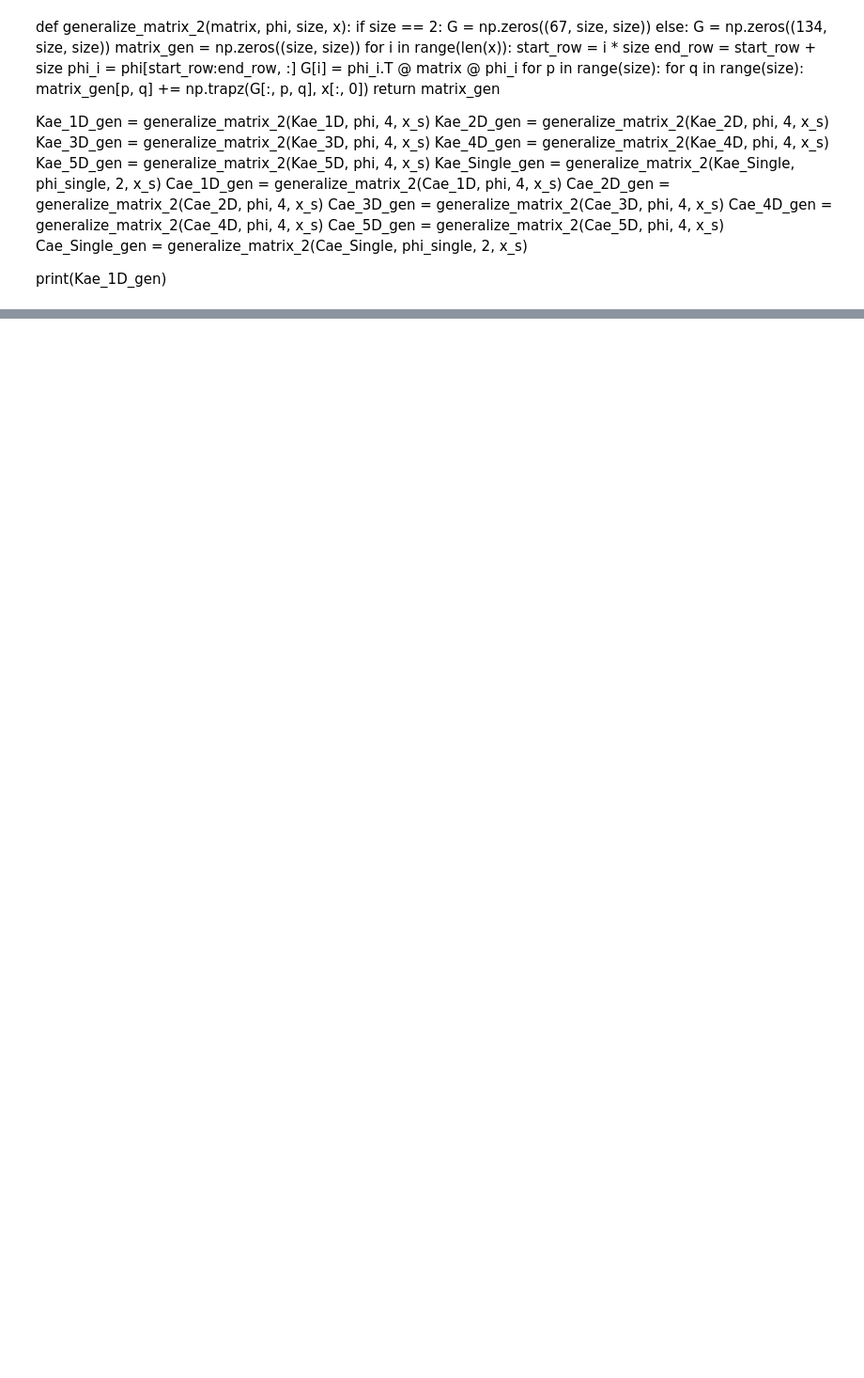
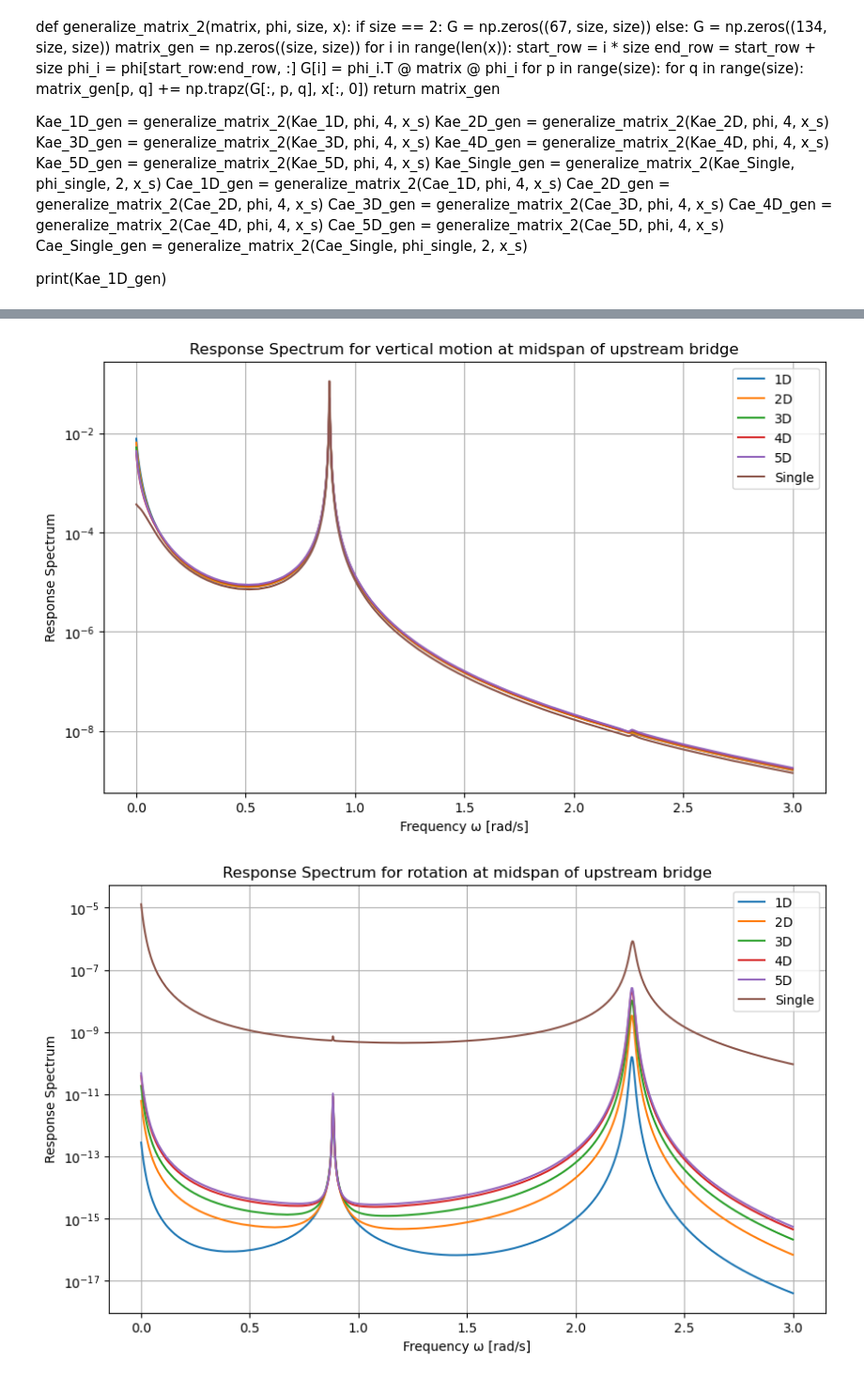
Before and after one commit to lineHRosland/FV_windtunnel_buffeting_flutter, a Jupyter notebook: HAR_INT/Buffeting/Buffeting.ipynb, the cells around one changed output, grey strips where cells are left out. Shown: that part at 94% size. Cells and saved outputs as stored; diff of their text form; code cells hidden in the pictures; blank space fills up the shorter version.

```diff
--- a/HAR_INT/Buffeting/Buffeting.ipynb
+++ b/HAR_INT/Buffeting/Buffeting.ipynb
@@ -645,12 +666,12 @@ S_r_Single_z1 = S_r_Single_auto[:, 0::2]
 S_r_Single_theta1 = S_r_Single_auto[:, 1::2]
 # %%
 plt.figure(figsize=(10, 6))
-plt.plot(omega, S_r_1D_z1[:, 33], label="1D", color='blue')
-plt.plot(omega, S_r_2D_z1[:, 33], label="2D", color='orange')
-plt.plot(omega, S_r_3D_z1[:, 33], label="3D", color='green')
-plt.plot(omega, S_r_4D_z1[:, 33], label="4D", color='red')
-plt.plot(omega, S_r_5D_z1[:, 33], label="5D", color='purple')
-plt.plot(omega, S_r_Single_z1[:, 33], label="Single", color='brown')
+plt.plot(omega, S_r_1D_z1[:, 33], label="1D")
+plt.plot(omega, S_r_2D_z1[:, 33], label="2D")
+plt.plot(omega, S_r_3D_z1[:, 33], label="3D")
+plt.plot(omega, S_r_4D_z1[:, 33], label="4D")
+plt.plot(omega, S_r_5D_z1[:, 33], label="5D")
+plt.plot(omega, S_r_Single_z1[:, 33], label="Single")
 plt.xlabel("Frequency ω [rad/s]")
 plt.ylabel("Response Spectrum")
 plt.title("Response Spectrum for vertical motion at midspan of upstream bridge")
@@ -663,52 +684,55 @@ plt.savefig("Response_Spectrum_Upstream_Bridge_Vertical.png")
 plt.show()
 
 plt.figure(figsize=(10, 6))
-plt.plot(omega, S_r_1D_theta1[:, 33], label="1D", color='blue')
-plt.plot(omega, S_r_2D_theta1[:, 33], label="2D", color='orange')
-plt.plot(omega, S_r_3D_theta1[:, 33], label="3D", color='green')
-plt.plot(omega, S_r_4D_theta1[:, 33], label="4D", color='red')
-plt.plot(omega, S_r_5D_theta1[:, 33], label="5D", color='purple')
-plt.plot(omega, S_r_Single_theta1[:, 33], label="Single", color='brown')
+plt.plot(omega, S_r_1D_theta1[:, 33], label="1D")
+plt.plot(omega, S_r_2D_theta1[:, 33], label="2D")
+plt.plot(omega, S_r_3D_theta1[:, 33], label="3D")
+plt.plot(omega, S_r_4D_theta1[:, 33], label="4D")
+plt.plot(omega, S_r_5D_theta1[:, 33], label="5D")
+plt.plot(omega, S_r_Single_theta1[:, 33], label="Single")
 plt.xlabel("Frequency ω [rad/s]")
 plt.ylabel("Response Spectrum")
 plt.title("Response Spectrum for rotation at midspan of upstream bridge")
 plt.legend()
 plt.grid(True)
 #plt.xscale('log')
 plt.yscale('log')
 plt.savefig("Response_Spectrum_Upstream_Bridge_Rotation.png")
 plt.show()
 
 plt.figure(figsize=(10, 6))
-plt.plot(omega, S_r_1D_z2[:, 33], label="1D", color='blue')
-plt.plot(omega, S_r_2D_z2[:, 33], label="2D", color='orange')
-plt.plot(omega, S_r_3D_z2[:, 33], label="3D", color='green')
-plt.plot(omega, S_r_4D_z2[:, 33], label="4D", color='red')
-plt.plot(omega, S_r_5D_z2[:, 33], label="5D", color='purple')
-plt.plot(omega, S_r_Single_z1[:, 33], label="Single", color='brown')
+plt.plot(omega, S_r_1D_z2[:, 33], label="1D")
+plt.plot(omega, S_r_2D_z2[:, 33], label="2D")
+plt.plot(omega, S_r_3D_z2[:, 33], label="3D")
+plt.plot(omega, S_r_4D_z2[:, 33], label="4D")
+plt.plot(omega, S_r_5D_z2[:, 33], label="5D")
+plt.plot(omega, S_r_Single_z1[:, 33], label="Single")
 plt.xlabel("Frequency ω [rad/s]")
 plt.ylabel("Response Spectrum")
 plt.title("Response Spectrum for vertical motion at midspan of downstream bridge")
 plt.legend()
 plt.grid(True)
 #plt.xscale('log')
 plt.yscale('log')
 plt.savefig("Response_Spectrum_Downstream_Bridge_Vertical.png")
 plt.show()
 
 plt.figure(figsize=(10, 6))
-plt.plot(omega, S_r_1D_theta2[:, 33], label="1D", color='blue')
-plt.plot(omega, S_r_2D_theta2[:, 33], label="2D", color='orange')
-plt.plot(omega, S_r_3D_theta2[:, 33], label="3D", color='green')
-plt.plot(omega, S_r_4D_theta2[:, 33], label="4D", color='red')
-plt.plot(omega, S_r_5D_theta2[:, 33], label="5D", color='purple')
-plt.plot(omega, S_r_Single_theta1[:, 33], label="Single", color='brown')
+plt.plot(omega, S_r_1D_theta2[:, 33], label="1D")
+plt.plot(omega, S_r_2D_theta2[:, 33], label="2D")
+plt.plot(omega, S_r_3D_theta2[:, 33], label="3D")
+plt.plot(omega, S_r_4D_theta2[:, 33], label="4D")
+plt.plot(omega, S_r_5D_theta2[:, 33], label="5D")
+plt.plot(omega, S_r_Single_theta1[:, 33], label="Single")
 plt.xlabel("Frequency ω [rad/s]")
 plt.ylabel("Response Spectrum")
 plt.title("Response Spectrum for rotation at midspan of downstream bridge")
 plt.legend()
 plt.grid(True)
 #plt.xscale('log')
 plt.yscale('log')
 plt.savefig("Response_Spectrum_Downstream_Bridge_Rotation.png")
 plt.show()
+# %% [output]
+[figure, added]
+[figure, added]
```
Also changed, not shown: parts of 10 cells of this notebook, 30 other files.
